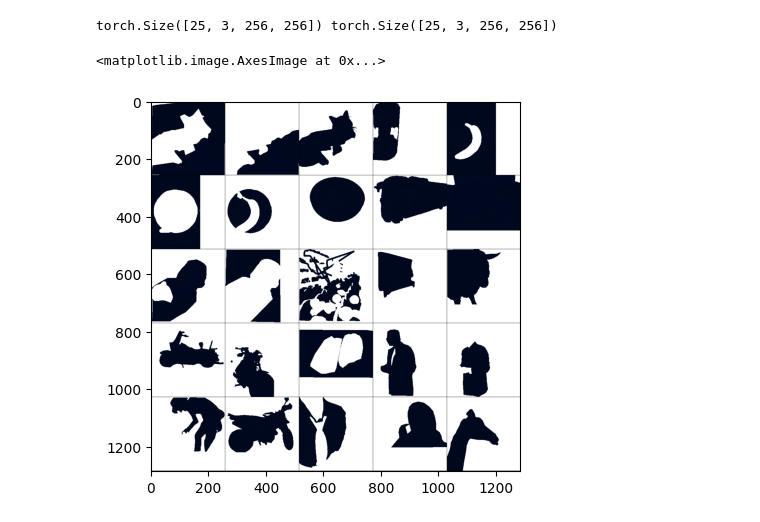
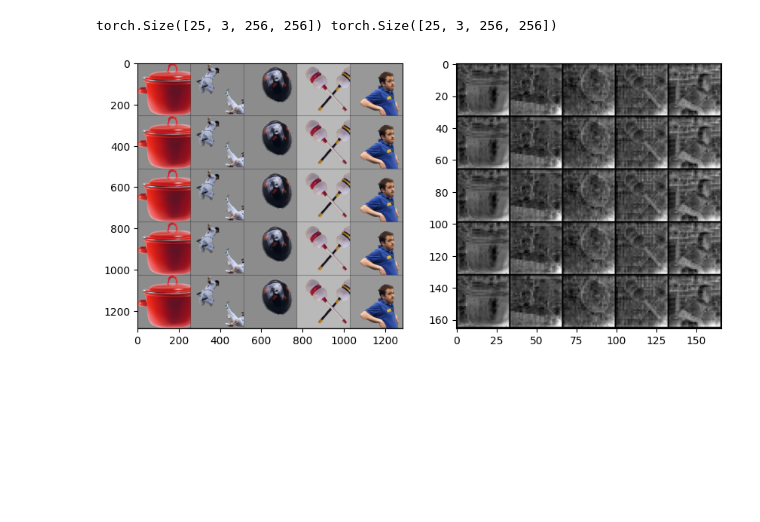
Before and after one commit to fpg2012/maskvar, a Jupyter notebook: notebooks/try_maskleveldataset.ipynb, the cells around one changed output. Drawn from its saved outputs; the diff is of its cells as text; code cells hidden in the pictures; blank space fills up the shorter version.

Commit message:
add image feat vis to notebook

```diff
--- a/notebooks/try_maskleveldataset.ipynb
+++ b/notebooks/try_maskleveldataset.ipynb
@@ -42,28 +56,39 @@ mask_level_dataset = MaskLevelDatasetRandom(dataset, sam_encoder=None, with_imag
 # %%
 data_iter = iter(mask_level_dataset)
 
 masks = []
 images = []
+feats_map = []
 for i, data in enumerate(islice(data_iter, 25)):
-    image, _, _, mask = data # (C=3, H, W) and (1, H, W)
+    image, image_embed_sam, _, mask = data # (C=3, H, W) and (1, H, W)
     # expand mask from (C=1, H, W) to (C=3, H, W)
     mask = mask.expand(3, -1, -1)
     masks.append(mask)
     images.append(image)
+    image_embed_sam = F.interpolate(image_embed_sam.unsqueeze(0), size=(32,32), mode='bilinear', align_corners=False)
+    flat = torch.sum(image_embed_sam, dim=1)
+    feats_map.append(flat)
 
 images_tensor = torch.stack(images)
 masks_tensor = torch.stack(masks)
+feats_map = torch.stack(feats_map)
 
 images_tensor = F.interpolate(images_tensor, size=(256, 256), mode='bilinear', align_corners=False)
 
 print(images_tensor.shape, masks_tensor.shape)
 
 vis_mask = images_tensor * masks_tensor + (1 - masks_tensor) * 0.5
 
 chw = make_grid(vis_mask, nrow=5, padding=1, normalize=True, scale_each=True)
 hwc = chw.permute(1, 2, 0).cpu().numpy()
-plt.imshow(hwc)
+
+chw_feats = make_grid(feats_map, nrow=5, padding=1, normalize=True, scale_each=True)
+hwc_feats = chw_feats.permute(1, 2, 0).cpu().numpy()
+
+fig, ax = plt.subplots(1, 2, figsize=(10, 5))
+ax[0].imshow(hwc)
+ax[1].imshow(hwc_feats)
+plt.show()
 # %% [output]
 torch.Size([25, 3, 256, 256]) torch.Size([25, 3, 256, 256])
-<matplotlib.image.AxesImage at 0x...>
-[figure, old version]
+[figure, new version]
```
Also changed, not shown: parts of 3 cells of this notebook.
